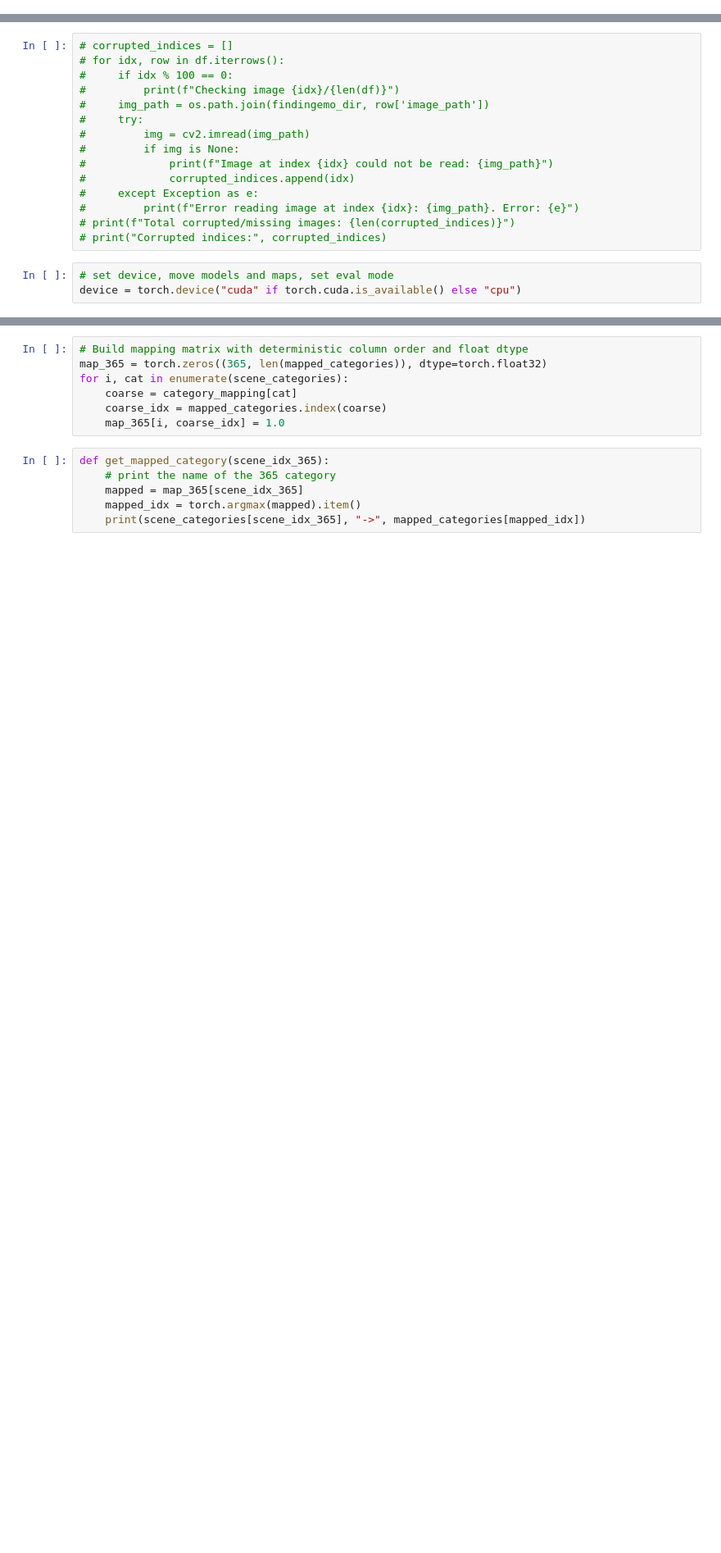
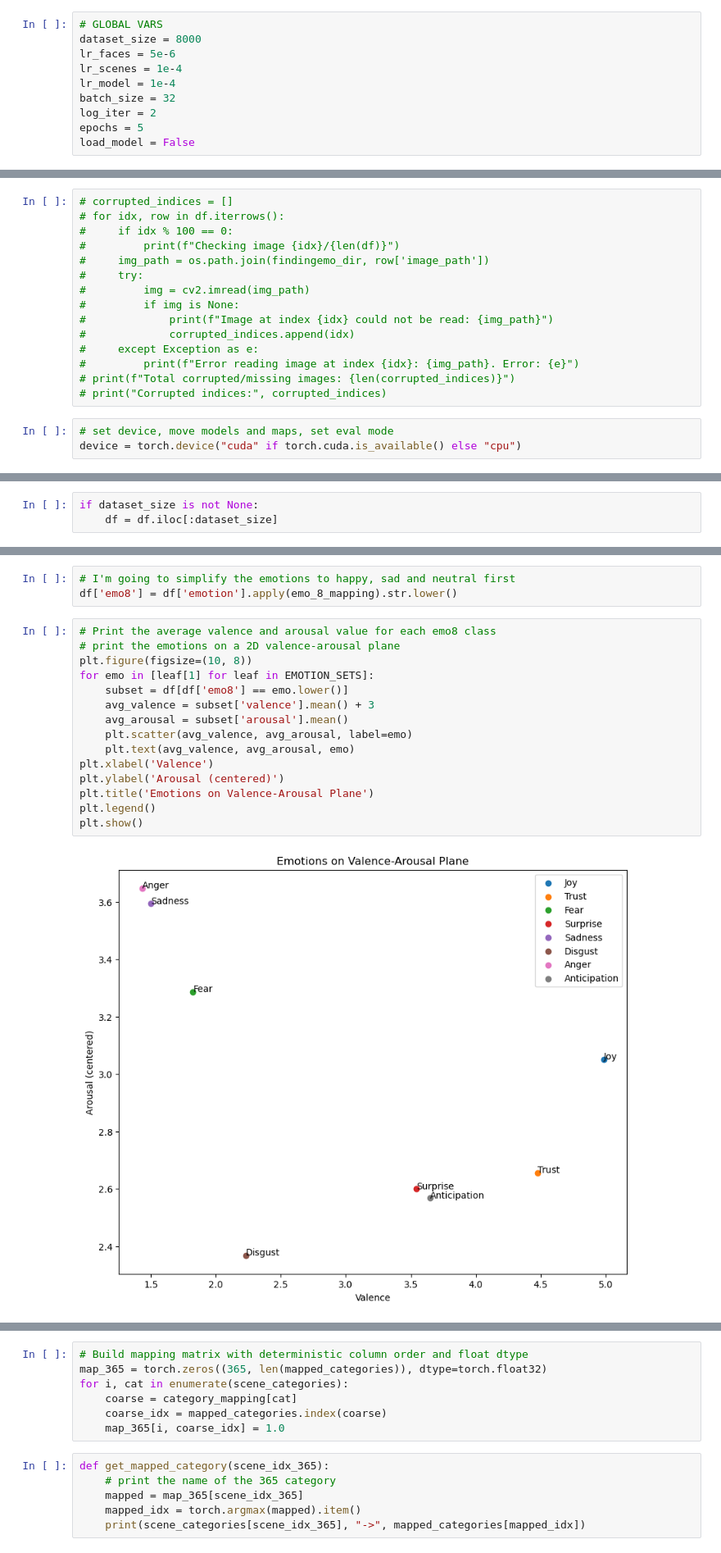
Before and after one commit to jarnedemoenvub/nsai_social_cognition, a Jupyter notebook: code/notebooks/nsai4.ipynb, the cells around one changed output, grey strips where cells are left out. Shown at 82% size. Drawn from its saved outputs; the diff is of its cells as text; blank space fills up the shorter version.

```diff
--- a/code/notebooks/nsai4.ipynb
+++ b/code/notebooks/nsai4.ipynb
@@ -43,3 +46,13 @@ max_faces = 3
+# %%
+# GLOBAL VARS
+dataset_size = 8000
+lr_faces = 5e-6
+lr_scenes = 1e-4
+lr_model = 1e-4
+batch_size = 32
+log_iter = 2
+epochs = 5
+load_model = False
 # %%
 # Directories
 script_dir = os.getcwd()
@@ -129,0 +154,3 @@ df.head()
+# %%
+if dataset_size is not None:
+    df = df.iloc[:dataset_size]
@@ -129,0 +180,20 @@ df.head()
+# %%
+# I'm going to simplify the emotions to happy, sad and neutral first
+df['emo8'] = df['emotion'].apply(emo_8_mapping).str.lower()
+# %%
+# Print the average valence and arousal value for each emo8 class
+# print the emotions on a 2D valence-arousal plane
+plt.figure(figsize=(10, 8))
+for emo in [leaf[1] for leaf in EMOTION_SETS]:
+    subset = df[df['emo8'] == emo.lower()]
+    avg_valence = subset['valence'].mean() + 3
+    avg_arousal = subset['arousal'].mean()
+    plt.scatter(avg_valence, avg_arousal, label=emo)
+    plt.text(avg_valence, avg_arousal, emo)
+plt.xlabel('Valence')
+plt.ylabel('Arousal (centered)')
+plt.title('Emotions on Valence-Arousal Plane')
+plt.legend()
+plt.show()
+# %% [output]
+[figure, added]
```
Also changed, not shown: parts of 91 cells of this notebook, 10 other files.
